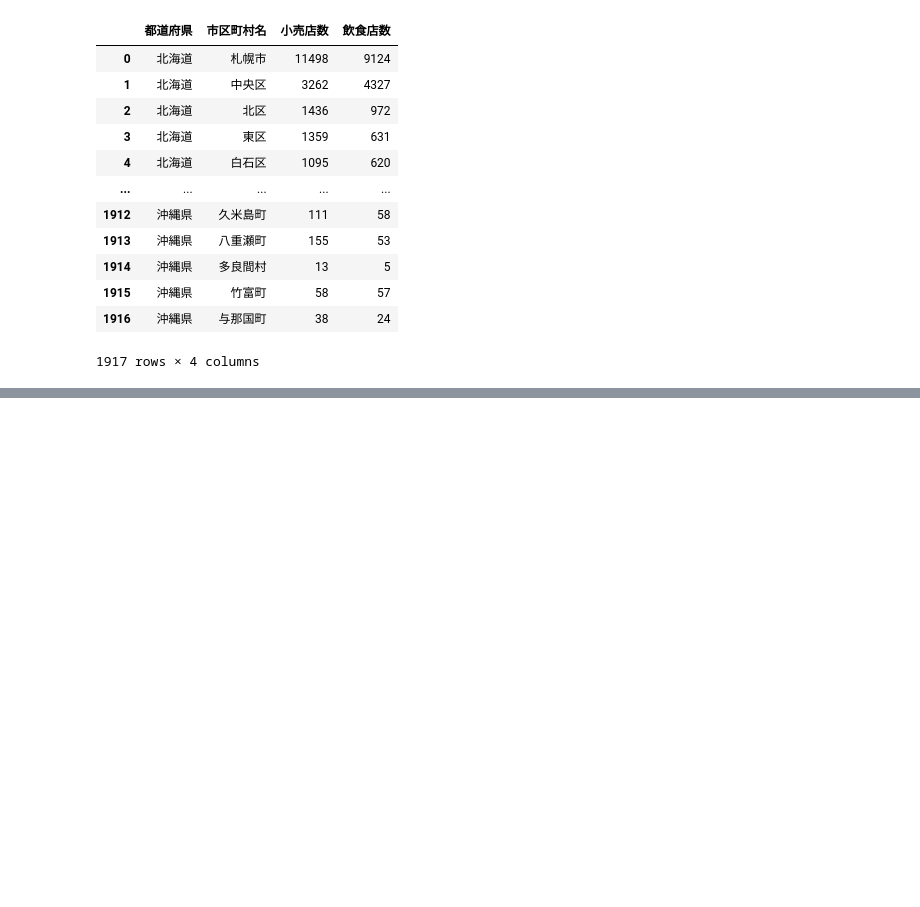
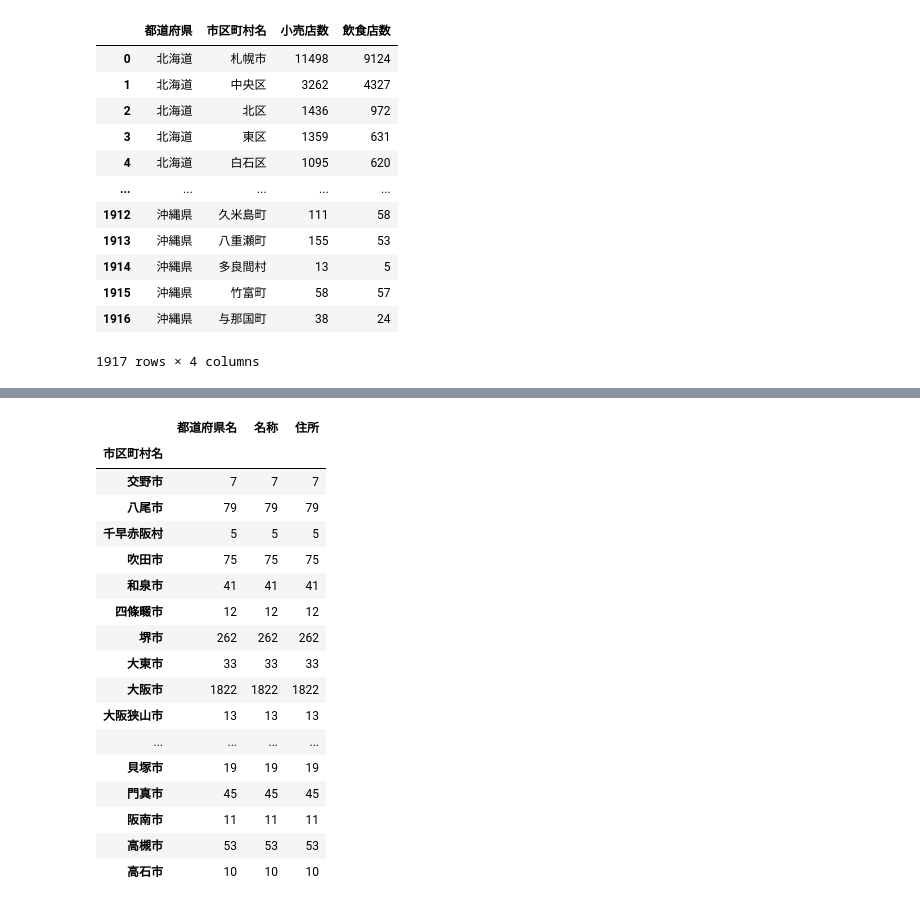
Before and after one commit to Yokohide0317/Python-R-Class, a Jupyter notebook: okinawa-wifi/01_make_dataset.ipynb, the cells around one changed output, grey strips where cells are left out. Cells and saved outputs as stored; diff of their text form; code cells hidden in the pictures; blank space fills up the shorter version.

```diff
--- a/okinawa-wifi/01_make_dataset.ipynb
+++ b/okinawa-wifi/01_make_dataset.ipynb
@@ -227,0 +262,21 @@ custom_store.to_excel("./custom-data/store/custom_2018-h.xlsx", index=False)
+# %%
+custom_osaka_wifi.groupby("市区町村名").count()
+# %% [output]
+|  | 都道府県名 | 名称 | 住所 |
+| 市区町村名 |  |  |  |
+| 交野市 | 7 | 7 | 7 |
+| 八尾市 | 79 | 79 | 79 |
+| 千早赤阪村 | 5 | 5 | 5 |
+| 吹田市 | 75 | 75 | 75 |
+| 和泉市 | 41 | 41 | 41 |
+| 四條畷市 | 12 | 12 | 12 |
+| 堺市 | 262 | 262 | 262 |
+| 大東市 | 33 | 33 | 33 |
+| 大阪市 | 1822 | 1822 | 1822 |
+| 大阪狭山市 | 13 | 13 | 13 |
+| ... | ... | ... | ... |
+| 貝塚市 | 19 | 19 | 19 |
+| 門真市 | 45 | 45 | 45 |
+| 阪南市 | 11 | 11 | 11 |
+| 高槻市 | 53 | 53 | 53 |
+| 高石市 | 10 | 10 | 10 |
```
Also changed, not shown: parts of 8 cells of this notebook, 9 other files.
